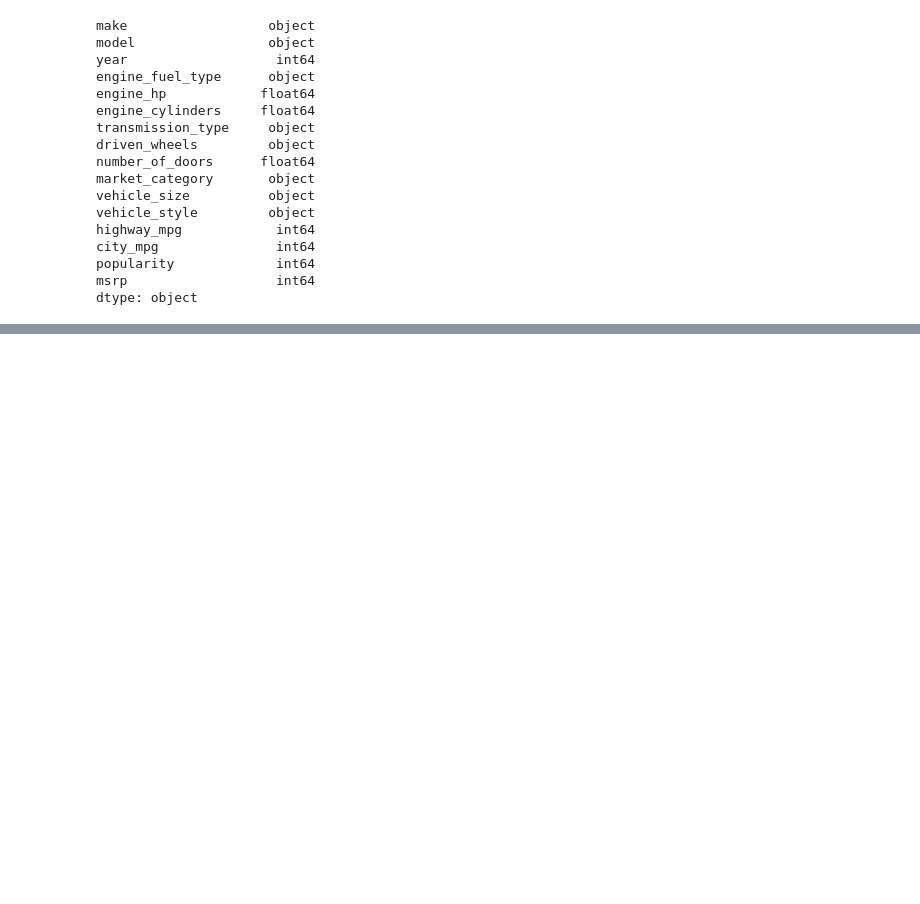
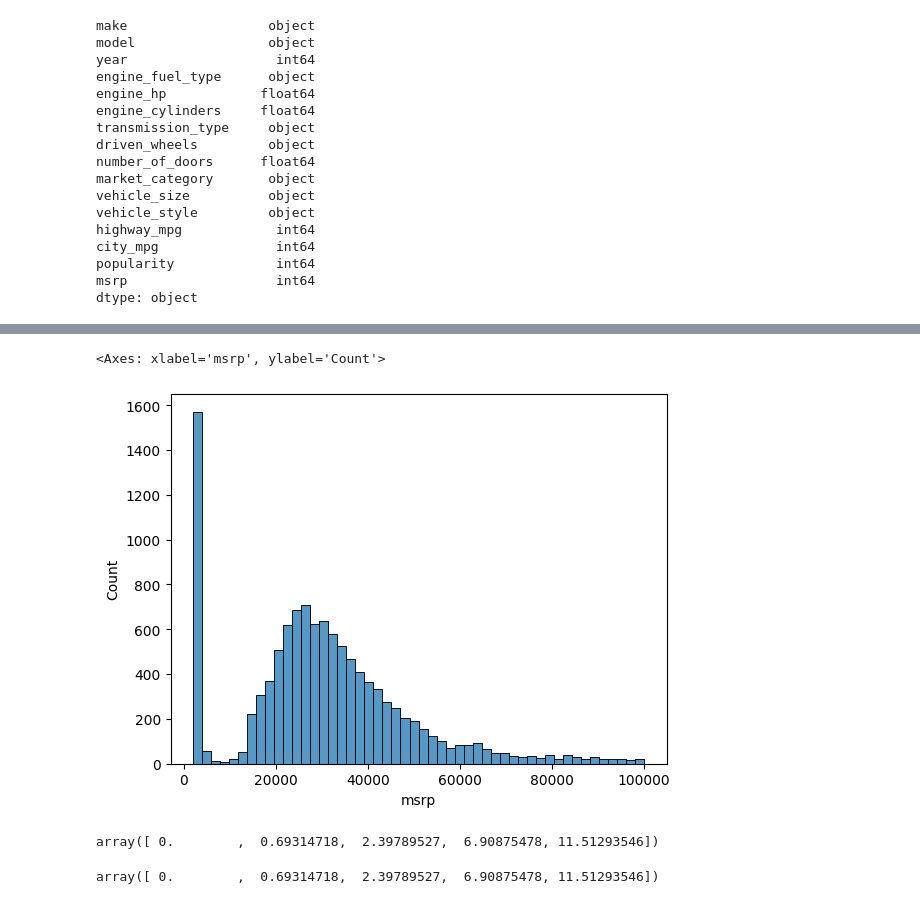
Before and after one commit to RangasamyArran/ml-explore, a Jupyter notebook: 02-carprice.ipynb, the cells around one changed output, grey strips where cells are left out. Saved outputs shown, nothing was run; the diff lists cells and outputs as text; code cells hidden in the pictures; blank space fills up the shorter version.

```diff
--- a/02-carprice.ipynb
+++ b/02-carprice.ipynb
@@ -48,0 +120,15 @@ dtype: object
+# %%
+# Long tail distribution , zoom in
+sns.histplot(df.msrp[df.msrp < 100000], bins=50)
+# %% [output]
+<Axes: xlabel='msrp', ylabel='Count'>
+[figure, added]
+# %%
+# Not good for machine learning, logif distribution to price to get compact values
+np.log([0+1, 1+1, 10+1, 1000+1, 100000+1])
+# %% [output]
+array([ 0.        ,  0.69314718,  2.39789527,  6.90875478, 11.51293546])
+# %%
+np.log1p([0, 1, 10, 1000, 100000])
+# %% [output]
+array([ 0.        ,  0.69314718,  2.39789527,  6.90875478, 11.51293546])
```
Also changed, not shown: parts of 75 cells of this notebook.
